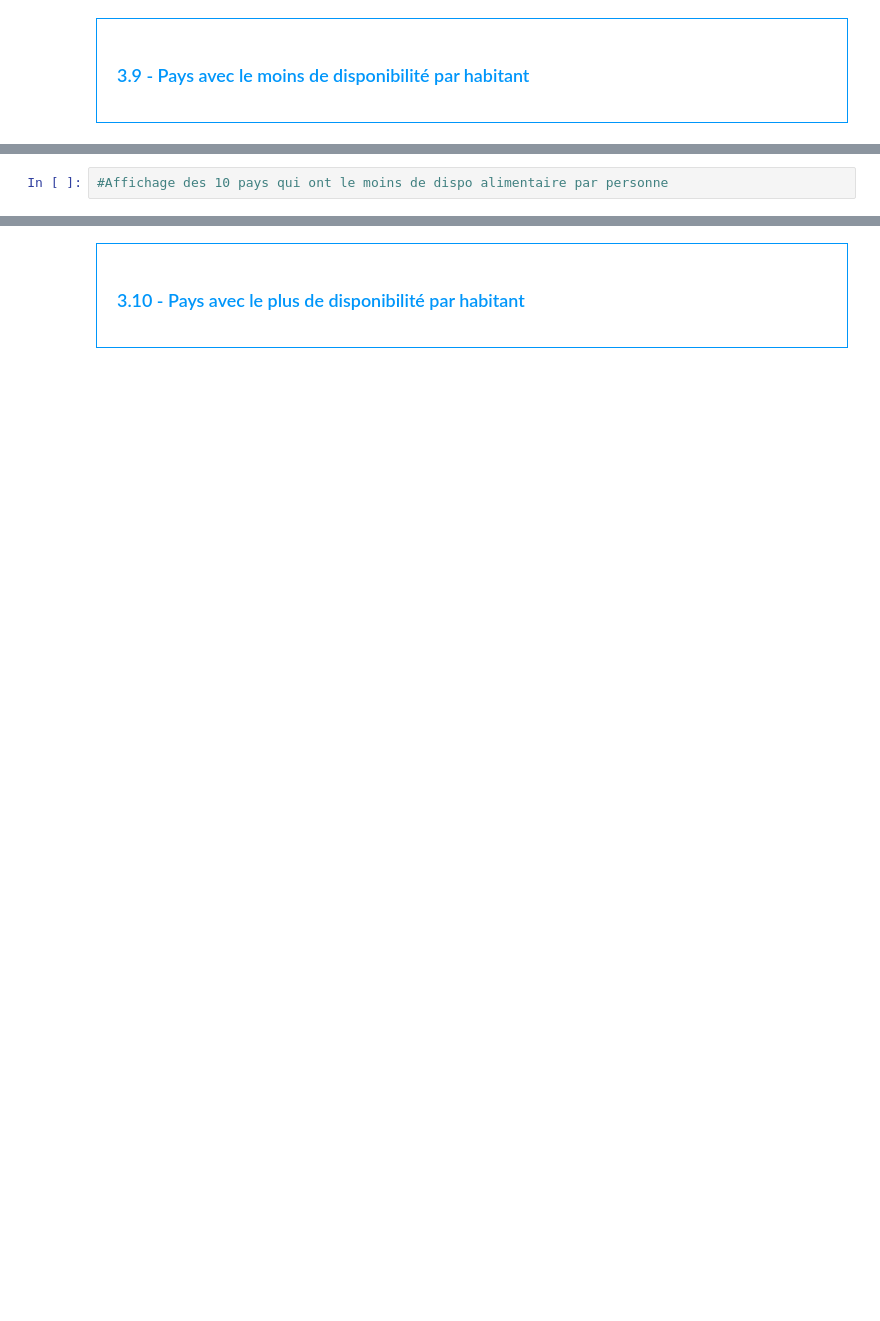
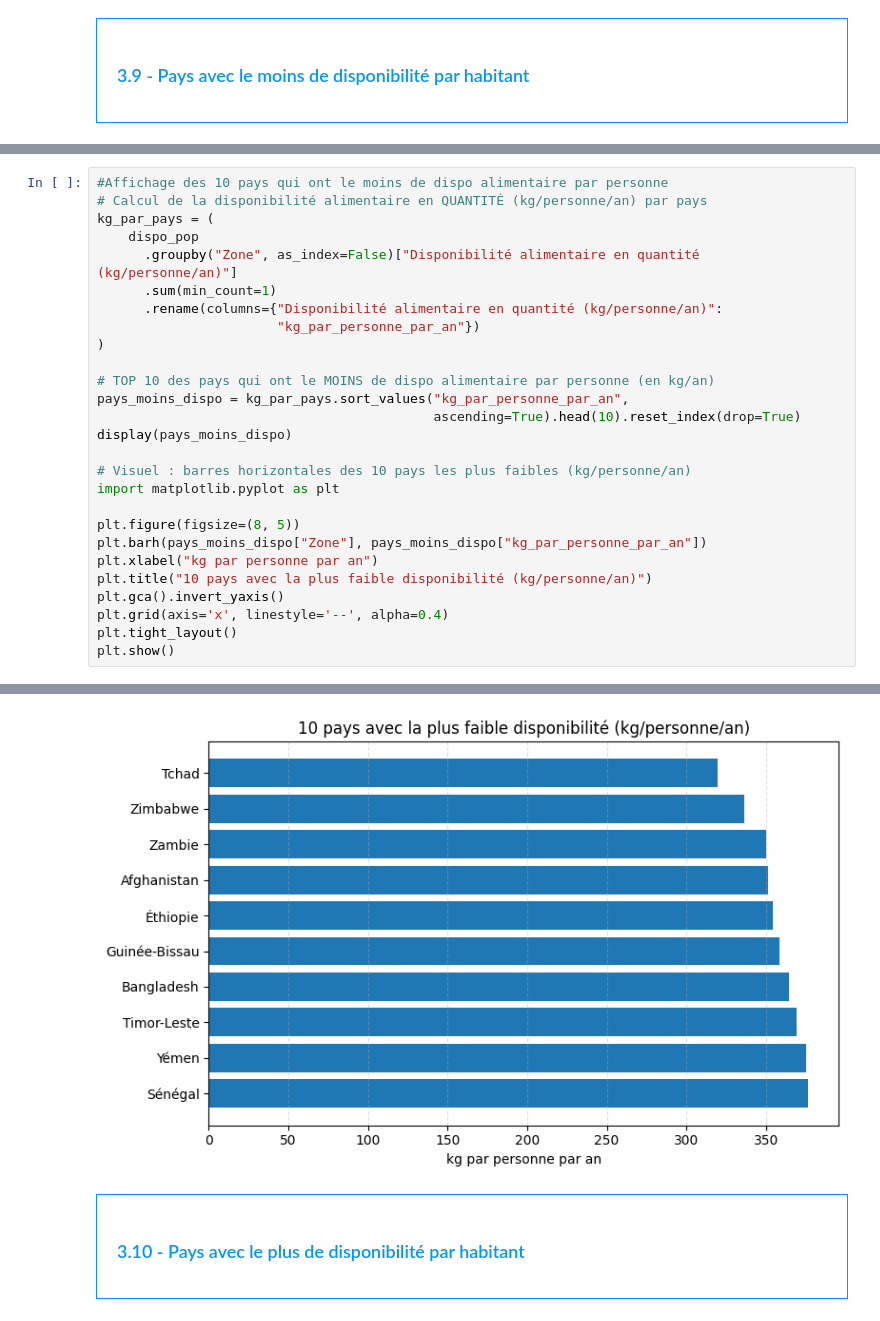
Before and after one commit to Stephane-OC/fao-project, a Jupyter notebook: Food_Security_Analysis_2013_2017.ipynb, the cells around one changed output, grey strips where cells are left out. Saved outputs shown, nothing was run; the diff lists cells and outputs as text; blank space fills up the shorter version.

```diff
--- a/Food_Security_Analysis_2013_2017.ipynb
+++ b/Food_Security_Analysis_2013_2017.ipynb
@@ -598,2 +905,28 @@ Nombre théorique d'humains pouvant être nourris en 2017 : 8367593850
 # %%
 #Affichage des 10 pays qui ont le moins de dispo alimentaire par personne
+# Calcul de la disponibilité alimentaire en QUANTITÉ (kg/personne/an) par pays
+kg_par_pays = (
+    dispo_pop
+      .groupby("Zone", as_index=False)["Disponibilité alimentaire en quantité (kg/personne/an)"]
+      .sum(min_count=1)
+      .rename(columns={"Disponibilité alimentaire en quantité (kg/personne/an)":
+                       "kg_par_personne_par_an"})
+)
+
+# TOP 10 des pays qui ont le MOINS de dispo alimentaire par personne (en kg/an)
+pays_moins_dispo = kg_par_pays.sort_values("kg_par_personne_par_an",
+                                           ascending=True).head(10).reset_index(drop=True)
+display(pays_moins_dispo)
+
+# Visuel : barres horizontales des 10 pays les plus faibles (kg/personne/an)
+import matplotlib.pyplot as plt
+
+plt.figure(figsize=(8, 5))
+plt.barh(pays_moins_dispo["Zone"], pays_moins_dispo["kg_par_personne_par_an"])
+plt.xlabel("kg par personne par an")
+plt.title("10 pays avec la plus faible disponibilité (kg/personne/an)")
+plt.gca().invert_yaxis()
+plt.grid(axis='x', linestyle='--', alpha=0.4)
+plt.tight_layout()
+plt.show()
+# %% [output]
@@ -600,3 +944,4 @@ Nombre théorique d'humains pouvant être nourris en 2017 : 8367593850
+[figure, added]
 # %% [markdown]
 <div style="border: 1px solid RGB(0,150,250);" >
 <h3 style="margin: auto; padding: 20px; color: RGB(0,150,250); ">3.10 - Pays avec le plus de disponibilité par habitant</h3>
```
Also changed, not shown: parts of 34 cells of this notebook, 1 other file.
